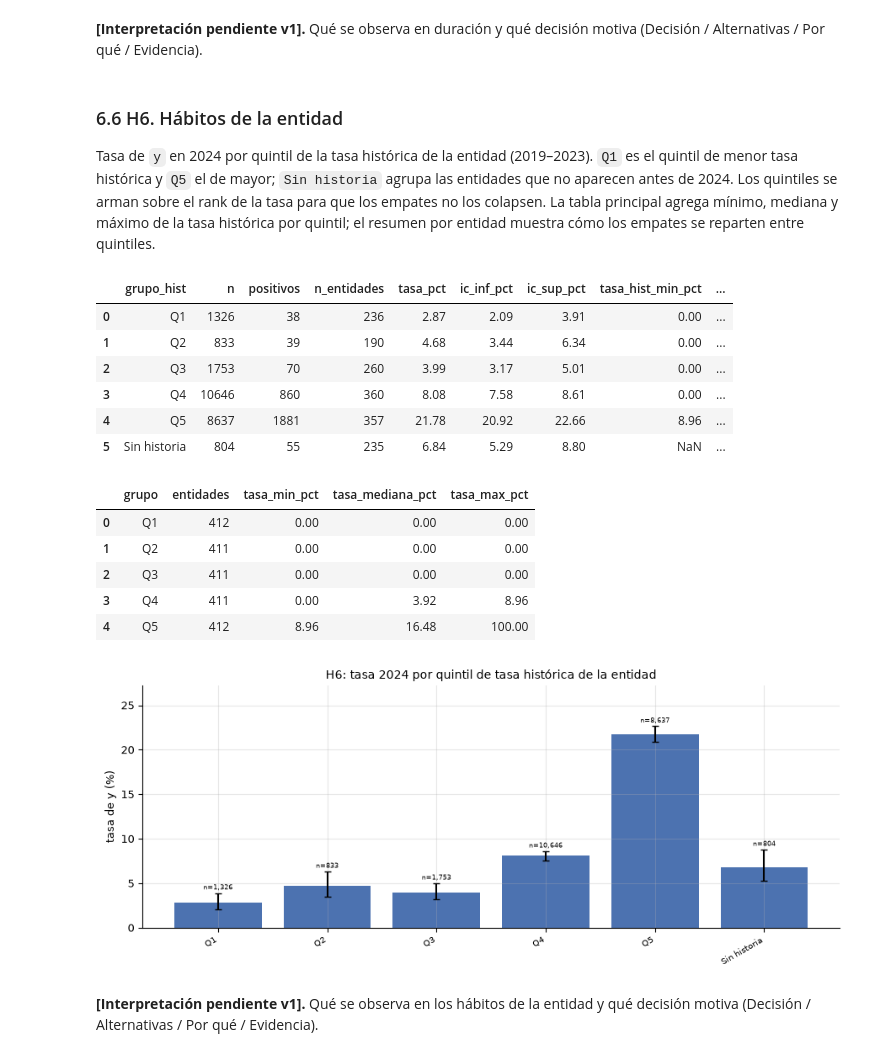
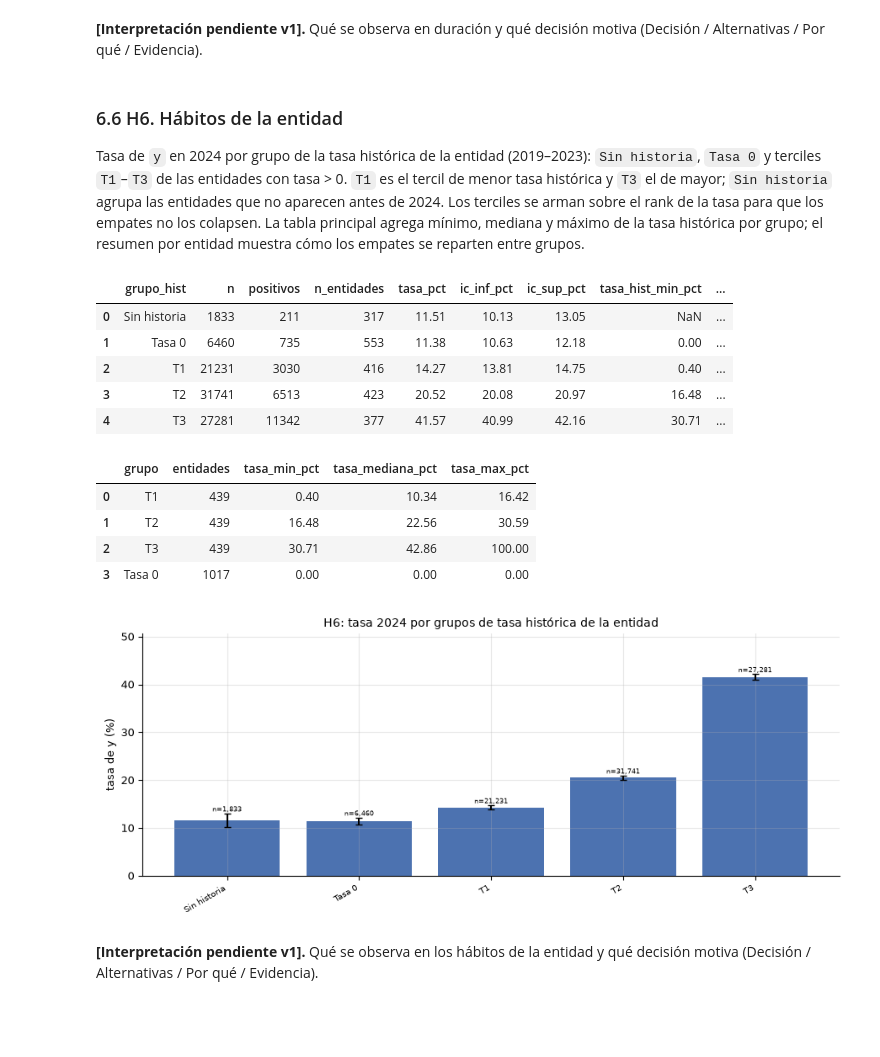
Before and after one commit to kepabonsaeafit/fundamentos-aa-2026, a Jupyter notebook: final-project/notebooks/03_eda.ipynb, the cells around one changed output. Cells and saved outputs as stored; diff of their text form; code cells hidden in the pictures; blank space fills up the shorter version.

Commit message:
feat(eda): rerun eda on base v1_A and regroup h6
Notebook ejecutado sobre la base v1_A (452.494 contratos). H6 agrupada por sin historia, tasa 0 y terciles. Interpretaciones pendientes.

```diff
--- a/final-project/notebooks/03_eda.ipynb
+++ b/final-project/notebooks/03_eda.ipynb
@@ -27,14 +27,14 @@ pd.set_option("display.max_columns", 60)
 pd.set_option("display.width", 180)
 pd.set_option("display.float_format", lambda x: f"{x:,.2f}")
 
-BASE = RAIZ / "data" / "processed" / "base_contratos.parquet"
+BASE = RAIZ / "data" / "processed" / "v1_A" / "base_contratos.parquet"
 base, meta = eda.cargar_base(BASE)
 validar_esquema(base)
 X = F.construir_features(base)
 PREFIJO = eda.prefijo_provisional(meta)
 
 print("base:", base.shape, "| features:", X.shape)
-print("version:", meta["version"], "| corte:", meta["fecha_de_corte"])
+print("version:", meta["version"], "| corte:", meta["fechas_de_corte"]["fecha_de_corte_de_la_censura"])
 print("anios:", sorted(base["anio_firma"].unique().tolist()))
 print("entidades:", base["nit_entidad"].nunique(), "| maduros:", round(100 * base["eval_madura"].mean(), 1), "%")
 # %% [output]
@@ -642,37 +639,35 @@ plt.show()
 # %% [markdown]
 ### 6.6 H6. Hábitos de la entidad
 
-Tasa de `y` en 2024 por quintil de la tasa histórica de la entidad (2019–2023). `Q1` es el quintil de menor tasa histórica y `Q5` el de mayor; `Sin historia` agrupa las entidades que no aparecen antes de 2024. Los quintiles se arman sobre el rank de la tasa para que los empates no los colapsen. La tabla principal agrega mínimo, mediana y máximo de la tasa histórica por quintil; el resumen por entidad muestra cómo los empates se reparten entre quintiles.
+Tasa de `y` en 2024 por grupo de la tasa histórica de la entidad (2019–2023): `Sin historia`, `Tasa 0` y terciles `T1`–`T3` de las entidades con tasa > 0. `T1` es el tercil de menor tasa histórica y `T3` el de mayor; `Sin historia` agrupa las entidades que no aparecen antes de 2024. Los terciles se arman sobre el rank de la tasa para que los empates no los colapsen. La tabla principal agrega mínimo, mediana y máximo de la tasa histórica por grupo; el resumen por entidad muestra cómo los empates se reparten entre grupos.
 # %%
-tabla_h6, hist_h6 = eda.tasa_entidad_historica(base, anio_objetivo=2024, n_grupos=5)
+tabla_h6, hist_h6 = eda.tasa_entidad_historica(base, anio_objetivo=2024)
 resumen_h6 = (
     hist_h6.groupby("grupo", observed=False)
     .agg(entidades=("tasa", "size"), tasa_min=("tasa", "min"),
          tasa_mediana=("tasa", "median"), tasa_max=("tasa", "max"))
     .reset_index()
 )
 display(eda.tasas_en_pct(tabla_h6).round(2))
 display(eda.tasas_en_pct(resumen_h6).round(2))
 eda.graficar_tasa_por_grupo(
     tabla_h6, col_grupo="grupo_hist",
-    titulo="H6: tasa 2024 por quintil de tasa histórica de la entidad",
+    titulo="H6: tasa 2024 por grupos de tasa histórica de la entidad",
 )
 plt.show()
 # %% [output]
 |  | grupo_hist | n | positivos | n_entidades | tasa_pct | ic_inf_pct | ic_sup_pct | tasa_hist_min_pct | ... |
-| 0 | Q1 | 1326 | 38 | 236 | 2.87 | 2.09 | 3.91 | 0.00 | ... |
-| 1 | Q2 | 833 | 39 | 190 | 4.68 | 3.44 | 6.34 | 0.00 | ... |
-| 2 | Q3 | 1753 | 70 | 260 | 3.99 | 3.17 | 5.01 | 0.00 | ... |
-| 3 | Q4 | 10646 | 860 | 360 | 8.08 | 7.58 | 8.61 | 0.00 | ... |
-| 4 | Q5 | 8637 | 1881 | 357 | 21.78 | 20.92 | 22.66 | 8.96 | ... |
-| 5 | Sin historia | 804 | 55 | 235 | 6.84 | 5.29 | 8.80 | NaN | ... |
+| 0 | Sin historia | 1833 | 211 | 317 | 11.51 | 10.13 | 13.05 | NaN | ... |
+| 1 | Tasa 0 | 6460 | 735 | 553 | 11.38 | 10.63 | 12.18 | 0.00 | ... |
+| 2 | T1 | 21231 | 3030 | 416 | 14.27 | 13.81 | 14.75 | 0.40 | ... |
+| 3 | T2 | 31741 | 6513 | 423 | 20.52 | 20.08 | 20.97 | 16.48 | ... |
+| 4 | T3 | 27281 | 11342 | 377 | 41.57 | 40.99 | 42.16 | 30.71 | ... |
 |  | grupo | entidades | tasa_min_pct | tasa_mediana_pct | tasa_max_pct |
-| 0 | Q1 | 412 | 0.00 | 0.00 | 0.00 |
-| 1 | Q2 | 411 | 0.00 | 0.00 | 0.00 |
-| 2 | Q3 | 411 | 0.00 | 0.00 | 0.00 |
-| 3 | Q4 | 411 | 0.00 | 3.92 | 8.96 |
-| 4 | Q5 | 412 | 8.96 | 16.48 | 100.00 |
+| 0 | T1 | 439 | 0.40 | 10.34 | 16.42 |
+| 1 | T2 | 439 | 16.48 | 22.56 | 30.59 |
+| 2 | T3 | 439 | 30.71 | 42.86 | 100.00 |
+| 3 | Tasa 0 | 1017 | 0.00 | 0.00 | 0.00 |
-[figure, old version]
+[figure, new version]
 # %% [markdown]
 **[Interpretación pendiente v1].** Qué se observa en los hábitos de la entidad y qué decisión motiva (Decisión / Alternativas / Por qué / Evidencia).
 # %% [markdown]
```
Also changed, not shown: parts of 20 cells of this notebook, 1 other file.
